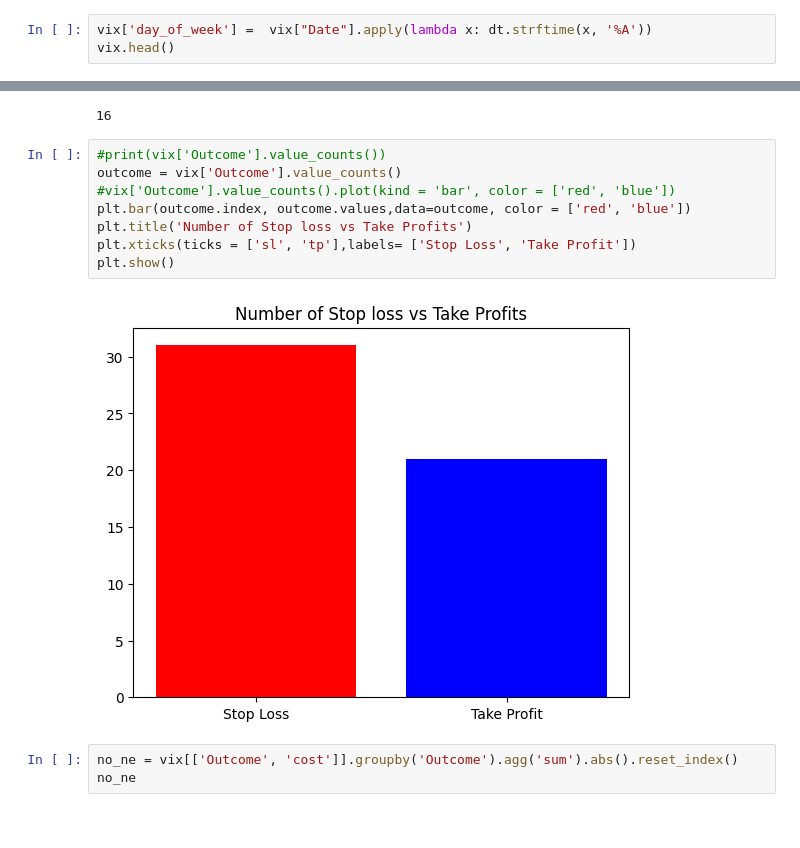
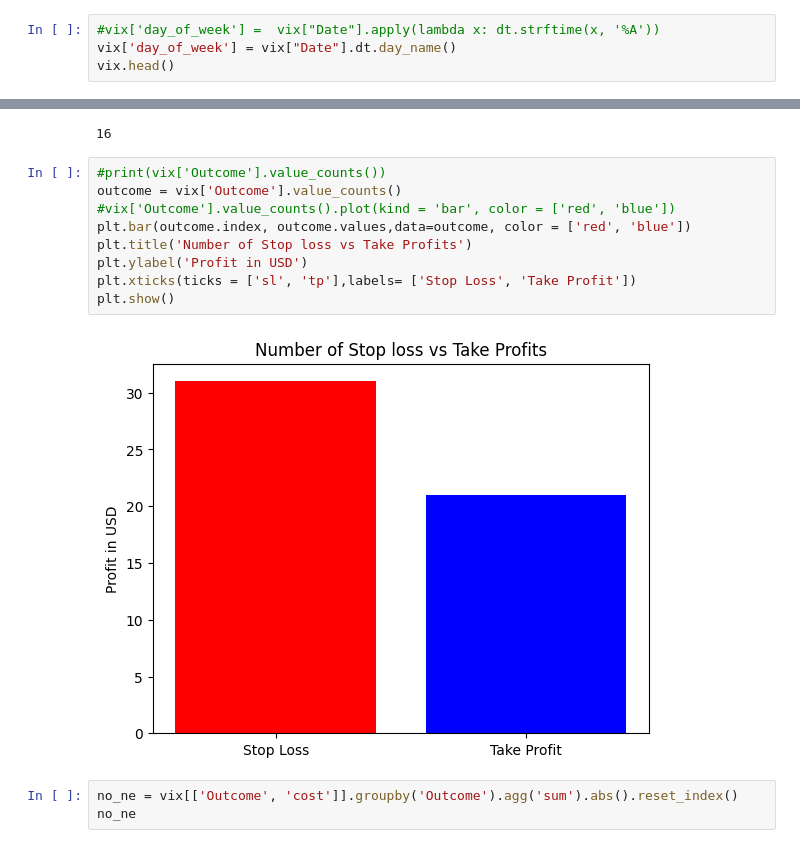
Before and after one commit to ToluPaul/forex, a Jupyter notebook: forex_pred.ipynb, the cells around one changed output, grey strips where cells are left out. Saved outputs shown, nothing was run; the diff lists cells and outputs as text.

```diff
--- a/forex_pred.ipynb
+++ b/forex_pred.ipynb
@@ -101,7 +123,8 @@ Exittime      datetime64[ns]
 RRR                  float64
 dtype: object
 # %%
-vix['day_of_week'] =  vix["Date"].apply(lambda x: dt.strftime(x, '%A'))
+#vix['day_of_week'] =  vix["Date"].apply(lambda x: dt.strftime(x, '%A'))
+vix['day_of_week'] = vix["Date"].dt.day_name()
 vix.head()
 # %% [output]
 |  | Pair | Action | Outcome | cost | Date | EntryPrice | Sl | Tp | Time | Exittime | RRR | ... |
@@ -262,13 +285,14 @@ vix['Date'].nunique()
 # %%
 #print(vix['Outcome'].value_counts())
 outcome = vix['Outcome'].value_counts()
 #vix['Outcome'].value_counts().plot(kind = 'bar', color = ['red', 'blue'])
 plt.bar(outcome.index, outcome.values,data=outcome, color = ['red', 'blue'])
 plt.title('Number of Stop loss vs Take Profits')
+plt.ylabel('Profit in USD')
 plt.xticks(ticks = ['sl', 'tp'],labels= ['Stop Loss', 'Take Profit'])
 plt.show()
 # %% [output]
-[figure, old version]
+[figure, new version]
 # %%
 no_ne = vix[['Outcome', 'cost']].groupby('Outcome').agg('sum').abs().reset_index()
 no_ne
```
Also changed, not shown: parts of 5 cells of this notebook.
